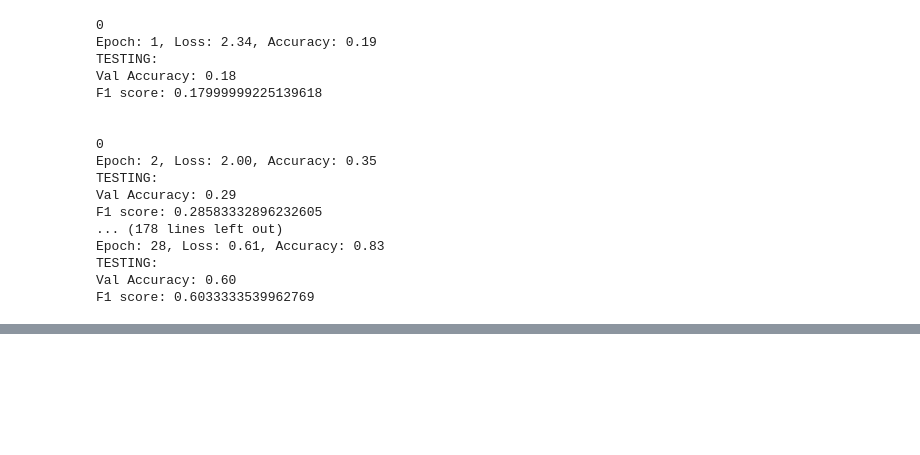
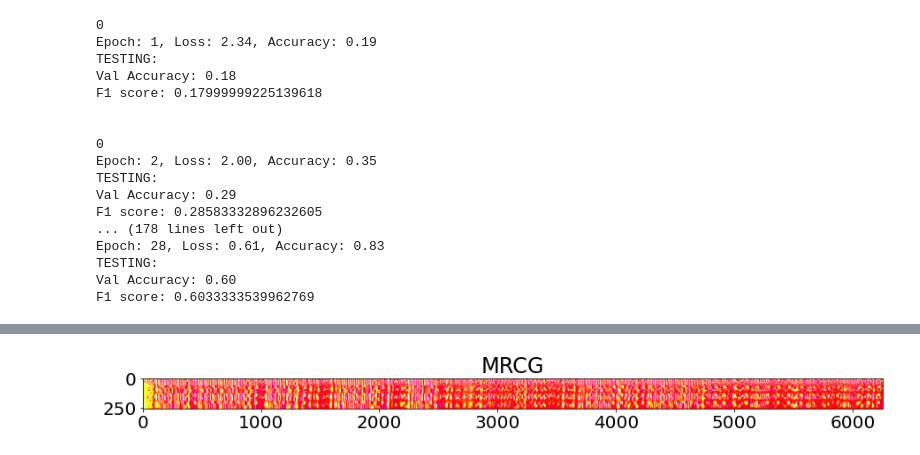
Before and after one commit to yakovsushenok/Thesis, a Jupyter notebook: MelSpectrogram.ipynb, the cells around one changed output, grey strips where cells are left out. Cells and saved outputs as stored; diff of their text form; code cells hidden in the pictures; blank space fills up the shorter version.

```diff
--- a/MelSpectrogram.ipynb
+++ b/MelSpectrogram.ipynb
@@ -368,0 +611,17 @@ array([[-20.73242 , -23.748913, -37.88363 , ..., -48.83502 , -37.745182,
+# %%
+transformed = torch.from_numpy(mrcg)
+transformed = transformed[None, :, :]
+transformed = torch.cat([transformed[ :, :round(transformed.shape[1]/3), :], transformed[ :, round(transformed.shape[1]/3):round(transformed.shape[1]*2/3), :],transformed[ :, round(transformed.shape[1]*2/3):, : ]], dim = 0)
+# %%
+plt.rcParams['figure.figsize'] = [15, 15]
+font = {'family' : 'normal',
+        'size'   : 20}
+
+plt.rc('font', **font)
+
+
+
+plt.imshow(transformed.permute(1, 2, 0))
+plt.title("MRCG")
+plt.show()
+# %% [output]
@@ -368,0 +629 @@ array([[-20.73242 , -23.748913, -37.88363 , ..., -48.83502 , -37.745182,
+[figure, added]
```
Also changed, not shown: parts of 14 cells of this notebook.
